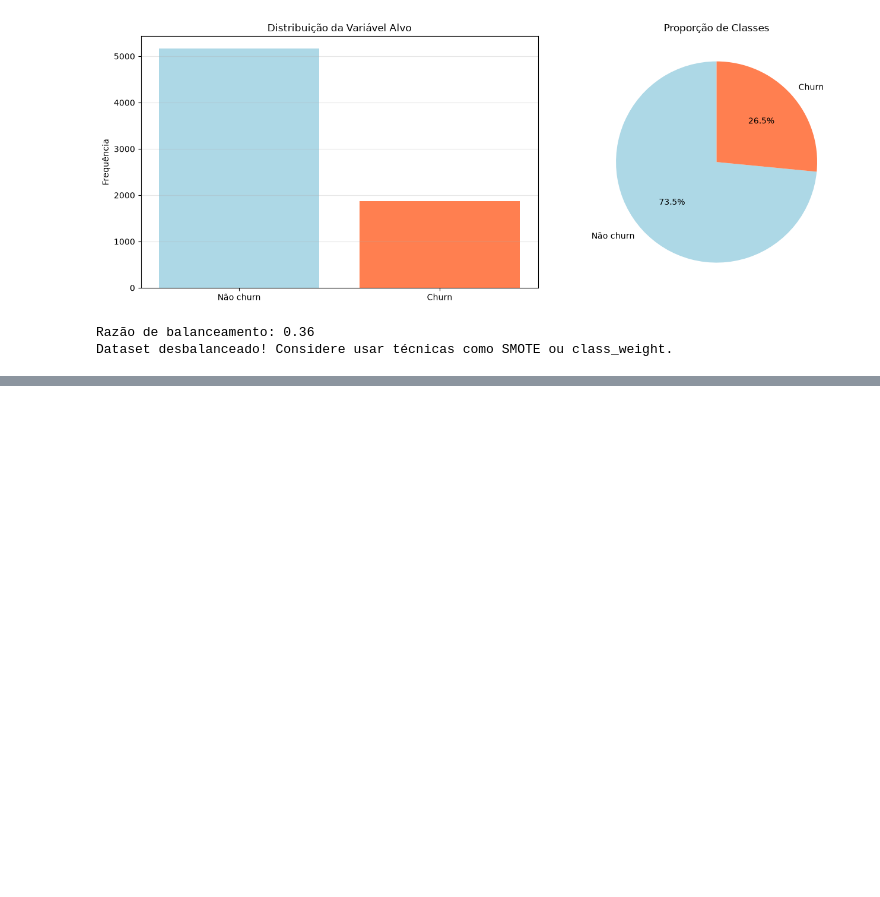
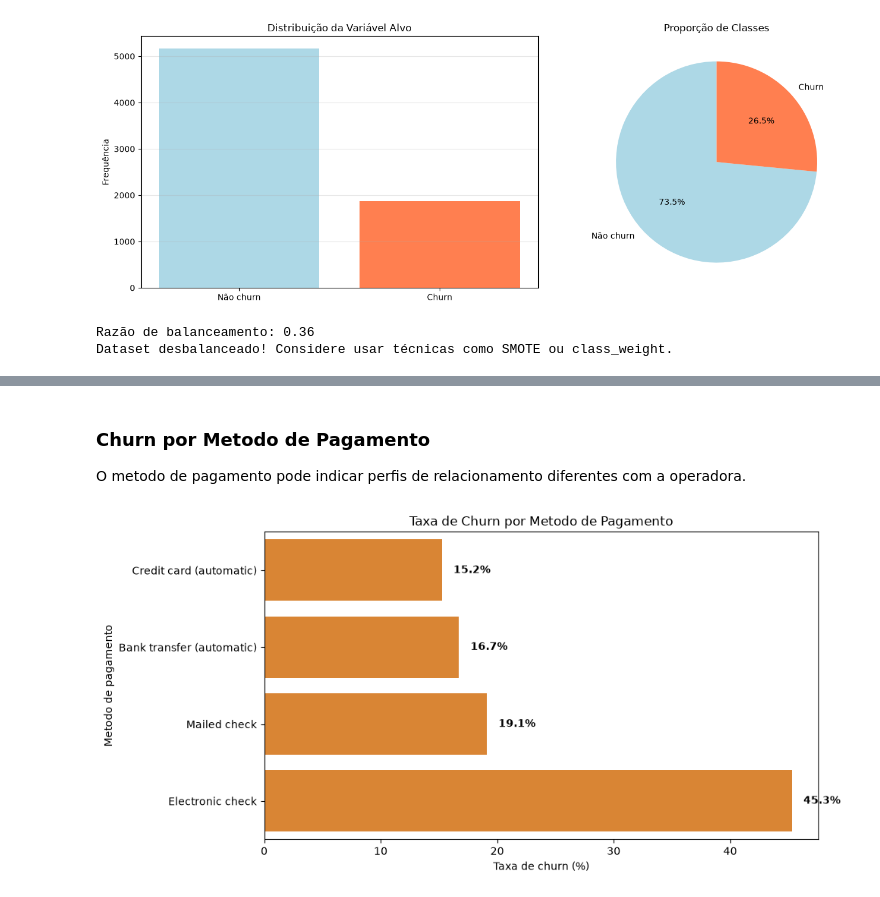
Before and after one commit to RoneyLima/telco-churn-prediction, a Jupyter notebook: notebooks/exploratory_data_analysis.ipynb, the cells around one changed output, grey strips where cells are left out. Cells and saved outputs as stored; diff of their text form; code cells hidden in the pictures; blank space fills up the shorter version.

```diff
--- a/notebooks/exploratory_data_analysis.ipynb
+++ b/notebooks/exploratory_data_analysis.ipynb
@@ -293,0 +356,23 @@ Dataset desbalanceado! Considere usar técnicas como SMOTE ou class_weight.
+# %% [markdown]
+### Churn por Metodo de Pagamento
+O metodo de pagamento pode indicar perfis de relacionamento diferentes com a operadora.
+# %%
+payment_rate = (
+    df.groupby("Payment Method", as_index=False)["target"]
+    .mean()
+    .rename(columns={"Payment Method": "PaymentMethod", "target": "ChurnBinary"})
+)
+payment_rate["ChurnBinary"] *= 100
+payment_rate = payment_rate.sort_values("ChurnBinary", ascending=True)
+
+fig, ax = plt.subplots(figsize=(10, 5))
+sns.barplot(data=payment_rate, y="PaymentMethod", x="ChurnBinary", color="#F58518", ax=ax)
+ax.set_title("Taxa de Churn por Metodo de Pagamento")
+ax.set_xlabel("Taxa de churn (%)")
+ax.set_ylabel("Metodo de pagamento")
+for index, value in enumerate(payment_rate["ChurnBinary"]):
+    ax.text(value + 1, index, f"{value:.1f}%", va="center", fontweight="bold")
+fig.tight_layout()
+fig.savefig(FIGURES_DIR / "03_churn_by_payment_method.png", dpi=160)
+# %% [output]
+[figure, added]
```
Also changed, not shown: parts of 10 cells of this notebook, 4 other files.
